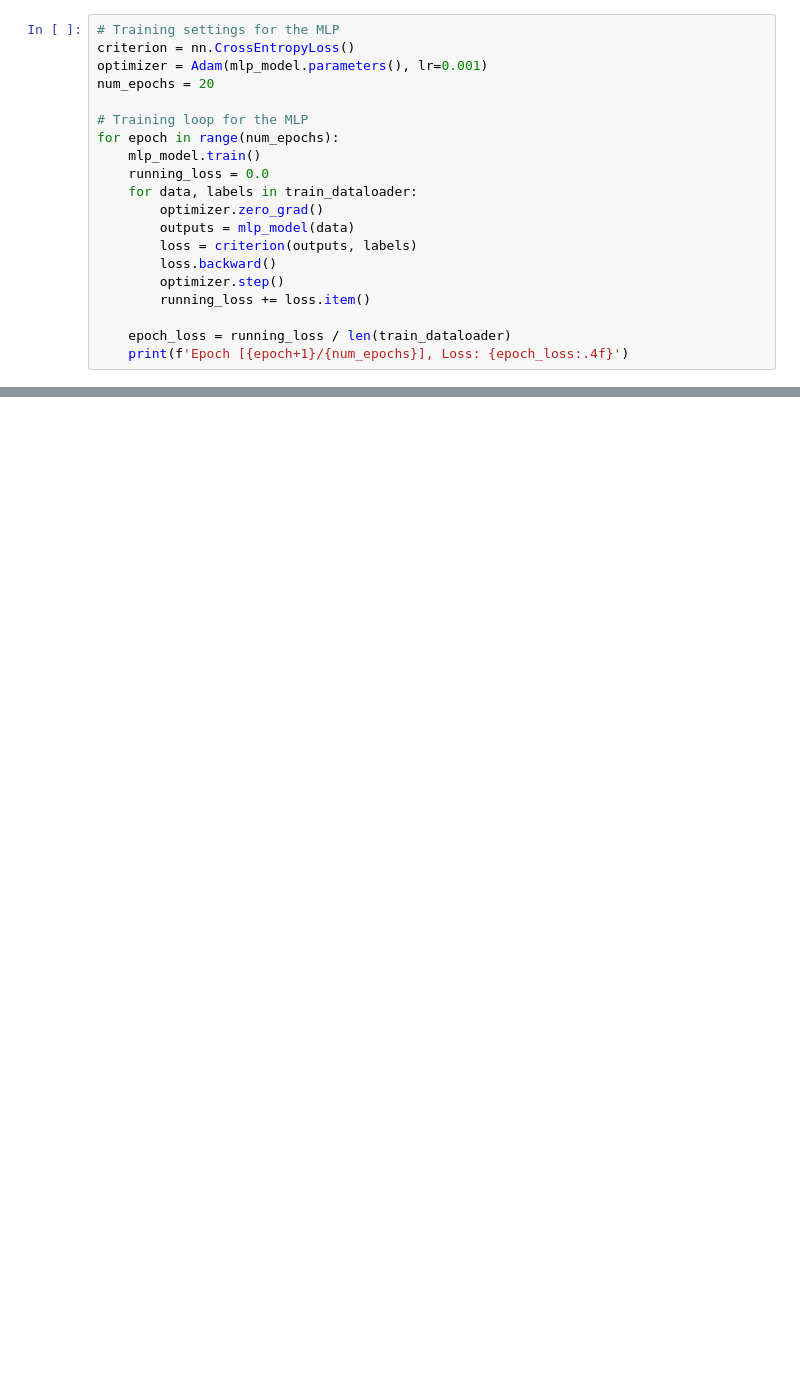
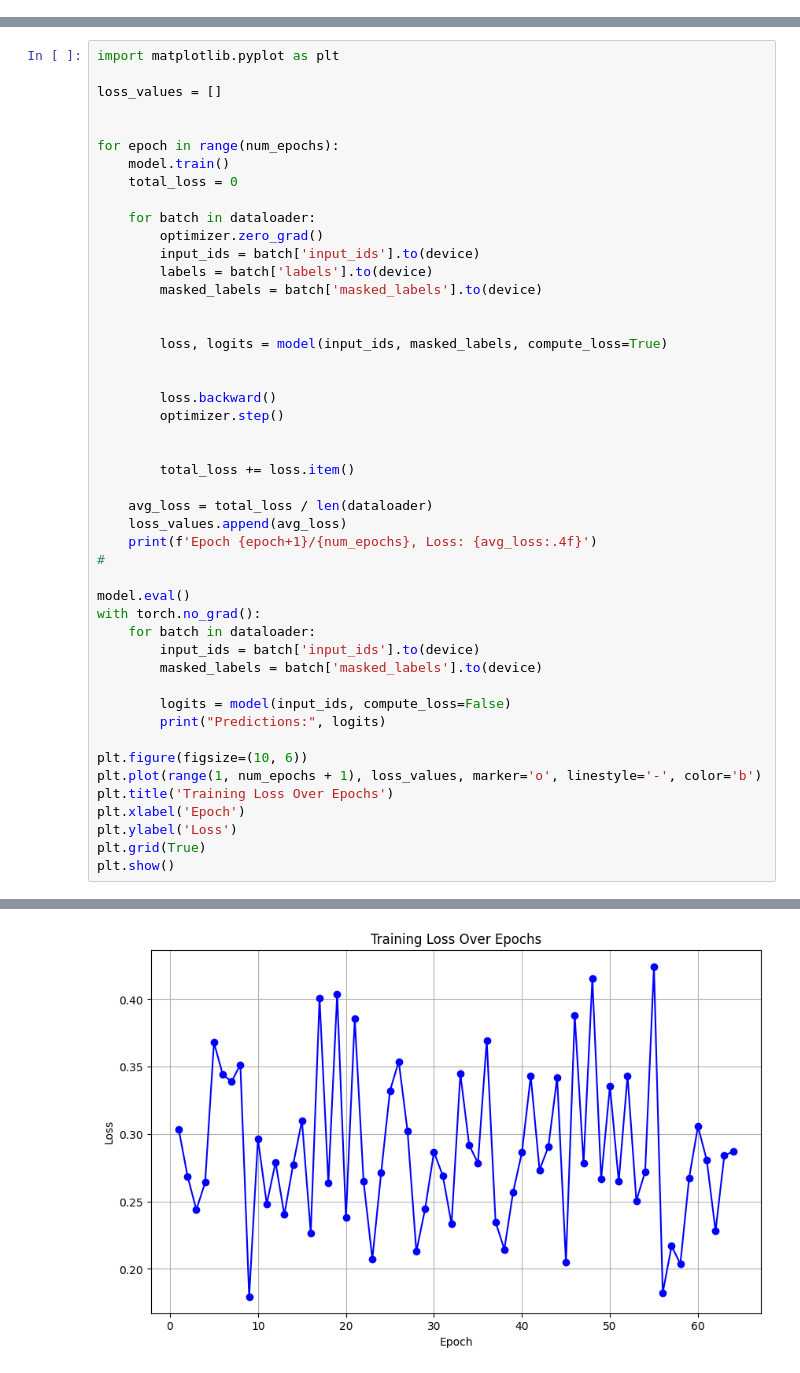
Before and after one commit to xuan13hao/microbiomformer, a Jupyter notebook: pretrain.ipynb, the cells around one changed output, grey strips where cells are left out. Saved outputs shown, nothing was run; the diff lists cells and outputs as text; blank space fills up the shorter version.

```diff
--- a/pretrain.ipynb
+++ b/pretrain.ipynb
@@ -294,20 +53,0 @@ test_dataloader = DataLoader(test_dataset, batch_size=32, shuffle=False)
-# %%
-# Training settings for the MLP
-criterion = nn.CrossEntropyLoss()
-optimizer = Adam(mlp_model.parameters(), lr=0.001)
-num_epochs = 20
-
-# Training loop for the MLP
-for epoch in range(num_epochs):
-    mlp_model.train()
-    running_loss = 0.0
-    for data, labels in train_dataloader:
-        optimizer.zero_grad()
-        outputs = mlp_model(data)
-        loss = criterion(outputs, labels)
-        loss.backward()
-        optimizer.step()
-        running_loss += loss.item()
-
-    epoch_loss = running_loss / len(train_dataloader)
-    print(f'Epoch [{epoch+1}/{num_epochs}], Loss: {epoch_loss:.4f}')
@@ -315,0 +227,48 @@ AssertionError: was expecting embedding dimension of 128, but got 392
+# %%
+import matplotlib.pyplot as plt
+
+loss_values = []
+
+
+for epoch in range(num_epochs):
+    model.train()
+    total_loss = 0
+
+    for batch in dataloader:
+        optimizer.zero_grad()
+        input_ids = batch['input_ids'].to(device)
+        labels = batch['labels'].to(device)
+        masked_labels = batch['masked_labels'].to(device)
+
+
+        loss, logits = model(input_ids, masked_labels, compute_loss=True)
+
+
+        loss.backward()
+        optimizer.step()
+
+
+        total_loss += loss.item()
+
+    avg_loss = total_loss / len(dataloader)
+    loss_values.append(avg_loss)
+    print(f'Epoch {epoch+1}/{num_epochs}, Loss: {avg_loss:.4f}')
+#
+
+model.eval()
+with torch.no_grad():
+    for batch in dataloader:
+        input_ids = batch['input_ids'].to(device)
+        masked_labels = batch['masked_labels'].to(device)
+
+        logits = model(input_ids, compute_loss=False)
+        print("Predictions:", logits)
+
+plt.figure(figsize=(10, 6))
+plt.plot(range(1, num_epochs + 1), loss_values, marker='o', linestyle='-', color='b')
+plt.title('Training Loss Over Epochs')
+plt.xlabel('Epoch')
+plt.ylabel('Loss')
+plt.grid(True)
+plt.show()
+# %% [output]
@@ -315,0 +292 @@ AssertionError: was expecting embedding dimension of 128, but got 392
+[figure, added]
```
Also changed, not shown: parts of 13 cells of this notebook, 1 other file.
